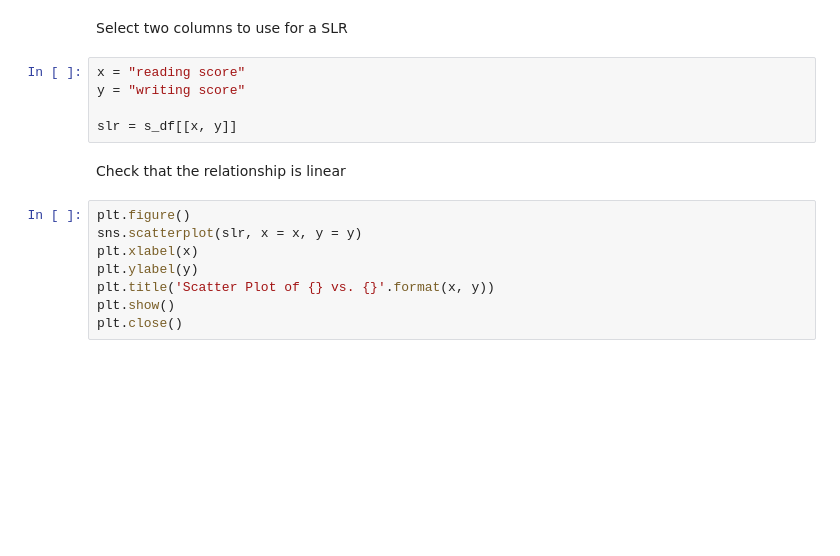
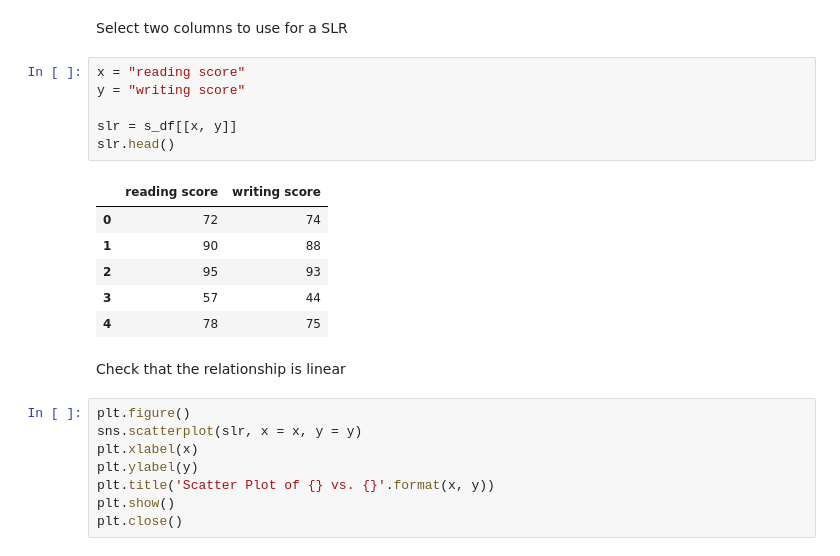
Before and after one commit to HyperionDevBootcamps/2024-Commercial-Lecture-Backpack, a Jupyter notebook: Data Science (DS)/Week5/Lecture9/Code/students_slr.ipynb, the cells around one changed output. Saved outputs shown, nothing was run; the diff lists cells and outputs as text; blank space fills up the shorter version.

```diff
--- a/Data Science (DS)/Week5/Lecture9/Code/students_slr.ipynb
+++ b/Data Science (DS)/Week5/Lecture9/Code/students_slr.ipynb
@@ -21,8 +25,16 @@ Select two columns to use for a SLR
 # %%
 x = "reading score"
 y = "writing score"
 
 slr = s_df[[x, y]]
+slr.head()
+# %% [output]
+|  | reading score | writing score |
+| 0 | 72 | 74 |
+| 1 | 90 | 88 |
+| 2 | 95 | 93 |
+| 3 | 57 | 44 |
+| 4 | 78 | 75 |
 # %% [markdown]
 Check that the relationship is linear
 # %%
```
Also changed, not shown: parts of 8 cells of this notebook, 3 other files.
